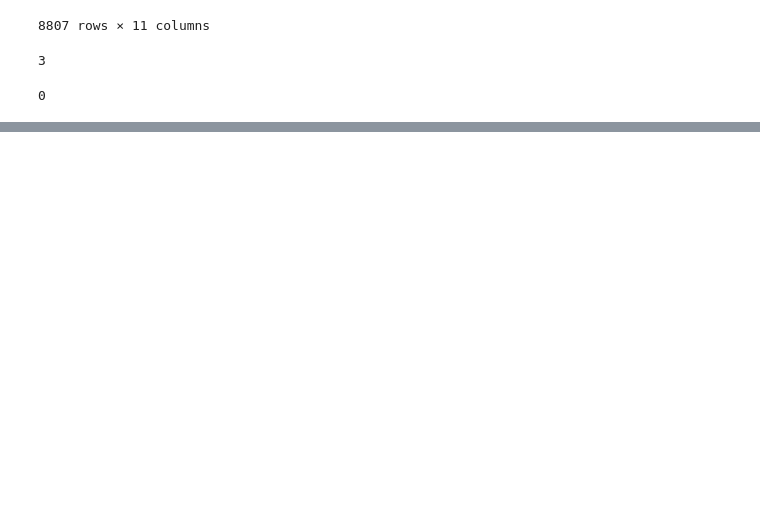
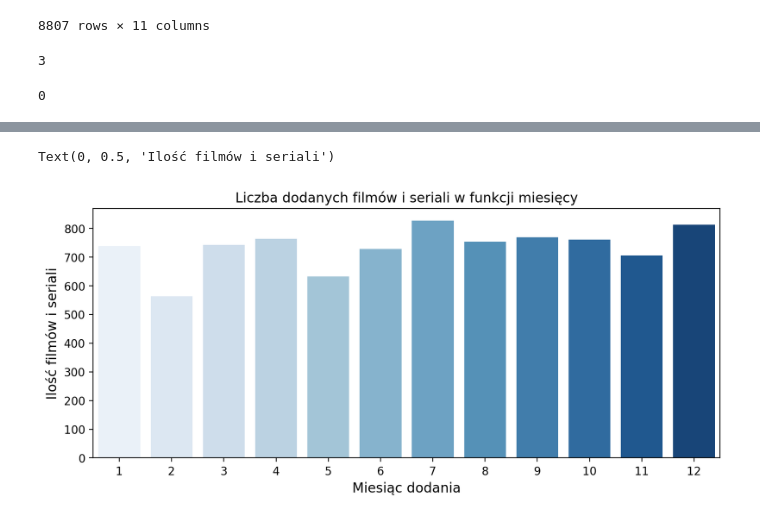
Before and after one commit to PavelBuiko04/netflix, a Jupyter notebook: les1.ipynb, the cells around one changed output, grey strips where cells are left out. Drawn from its saved outputs; the diff is of its cells as text; code cells hidden in the pictures; blank space fills up the shorter version.

```diff
--- a/les1.ipynb
+++ b/les1.ipynb
@@ -145,0 +196,11 @@ df_cleaned.to_csv('clean_data.csv', index=False)
+# %%
+plt.figure(figsize=(10,4), dpi=200)
+sns.countplot(x='Month_added', data=df_cleaned,
+             palette= 'Blues')
+
+plt.title("Liczba dodanych filmów i seriali w funkcji miesięcy", fontsize=12)
+plt.xlabel("Miesiąc dodania", fontsize=12)
+plt.ylabel("Ilość filmów i seriali", fontsize=12)
+# %% [output]
+Text(0, 0.5, 'Ilość filmów i seriali')
+[figure, added]
```
Also changed, not shown: parts of 8 cells of this notebook.
